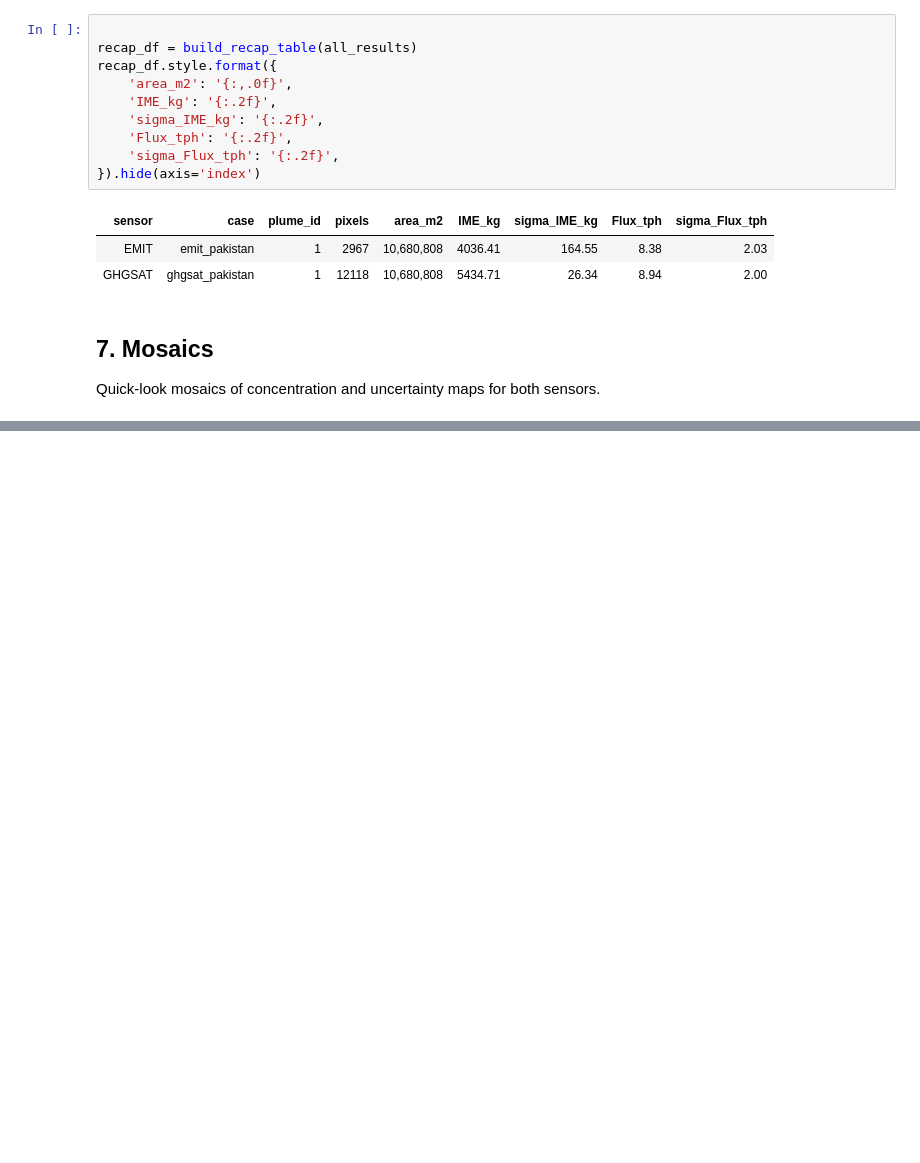
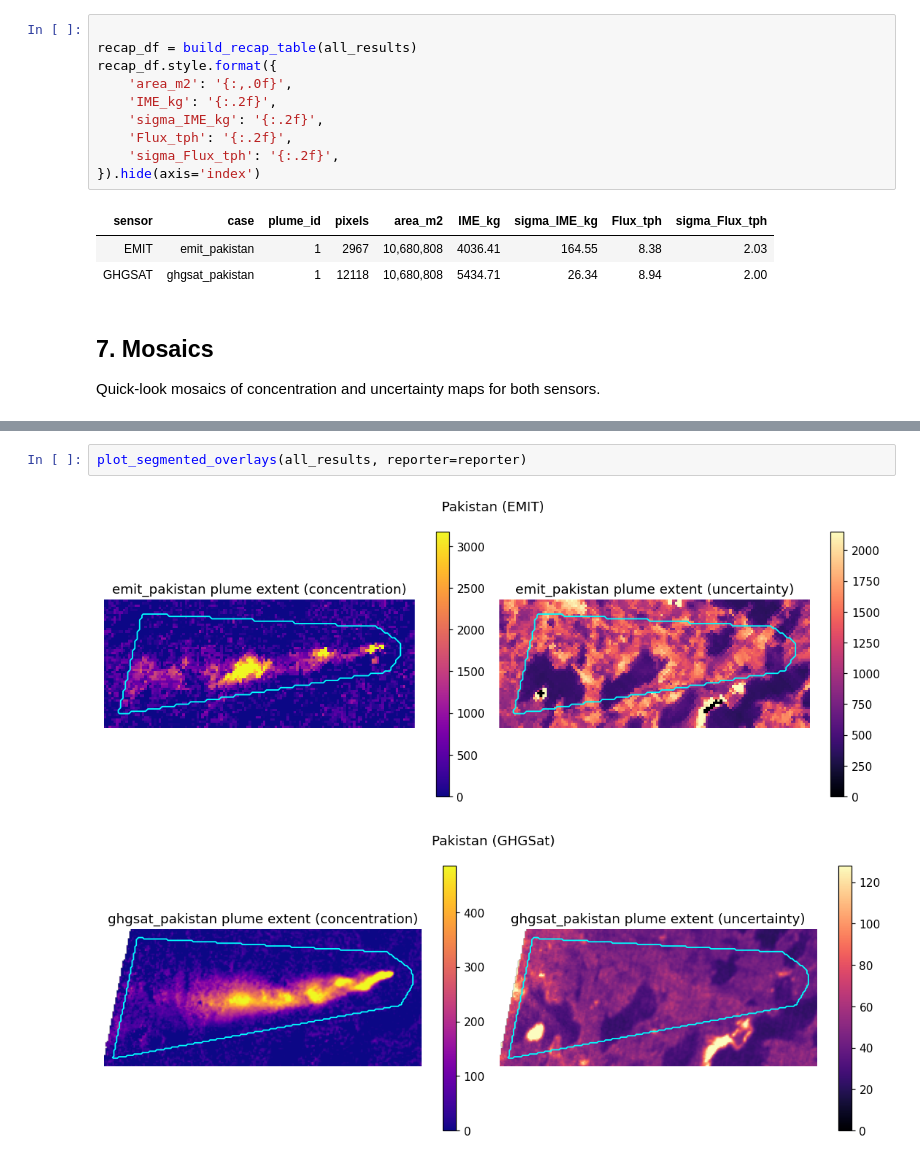
Before and after one commit to AlFe23/hygas, a Jupyter notebook: notebooks/Pakistan_plume_analysis_emit_ghgsat.ipynb, the cells around one changed output, grey strips where cells are left out. Cells and saved outputs as stored; diff of their text form; blank space fills up the shorter version.

```diff
--- a/notebooks/Pakistan_plume_analysis_emit_ghgsat.ipynb
+++ b/notebooks/Pakistan_plume_analysis_emit_ghgsat.ipynb
@@ -357,0 +434,5 @@ plt.show()
+# %%
+plot_segmented_overlays(all_results, reporter=reporter)
+# %% [output]
+[figure, added]
+[figure, added]
```
Also changed, not shown: parts of 4 cells of this notebook.
